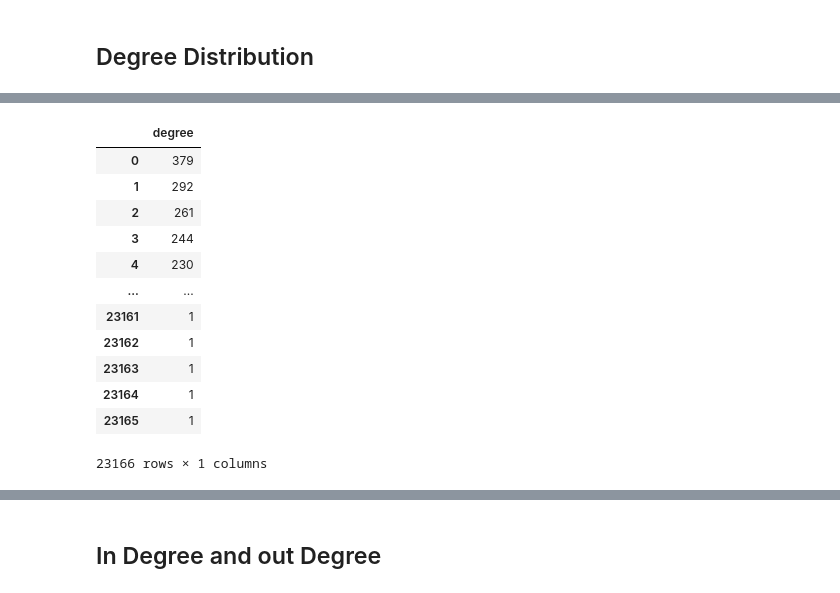
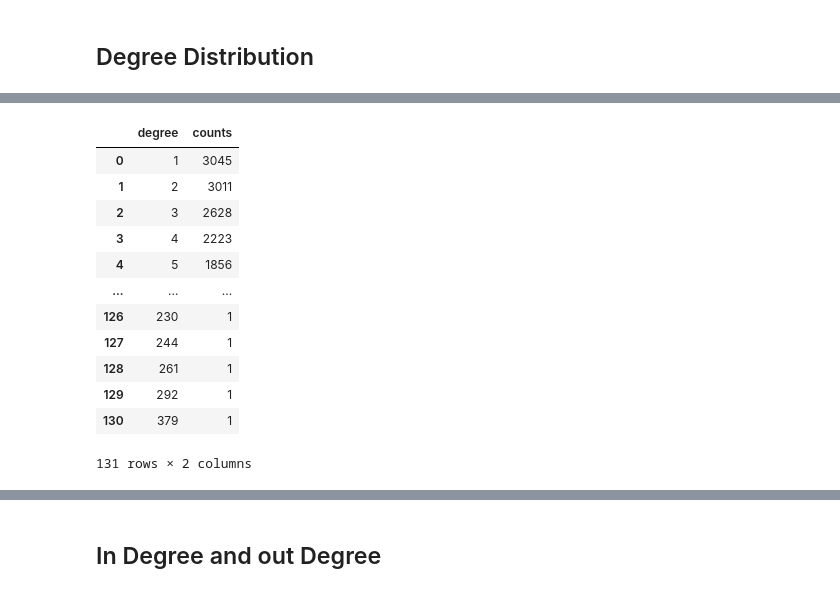
Before and after one commit to Nareed/Cora-Citations---SNA, a Jupyter notebook: SNA_final.ipynb, the cells around one changed output, grey strips where cells are left out. Saved outputs shown, nothing was run; the diff lists cells and outputs as text; code cells hidden in the pictures.

Commit message:
updated degree distribution graph

```diff
--- a/SNA_final.ipynb
+++ b/SNA_final.ipynb
@@ -104,18 +88,18 @@ plt.show()
 # %%
 df = pd.DataFrame({'degree':degree_sequence})
-df = df.groupby(['degree']).size()
+df = df.groupby(['degree']).size().reset_index(name='counts')
 df
 # %% [output]
-|  | degree |
-| 0 | 379 |
-| 1 | 292 |
-| 2 | 261 |
-| 3 | 244 |
-| 4 | 230 |
-| ... | ... |
-| 23161 | 1 |
-| 23162 | 1 |
-| 23163 | 1 |
-| 23164 | 1 |
-| 23165 | 1 |
+|  | degree | counts |
+| 0 | 1 | 3045 |
+| 1 | 2 | 3011 |
+| 2 | 3 | 2628 |
+| 3 | 4 | 2223 |
+| 4 | 5 | 1856 |
+| ... | ... | ... |
+| 126 | 230 | 1 |
+| 127 | 244 | 1 |
+| 128 | 261 | 1 |
+| 129 | 292 | 1 |
+| 130 | 379 | 1 |
-23166 rows × 1 columns
+131 rows × 2 columns
```
Also changed, not shown: parts of 10 cells of this notebook.
